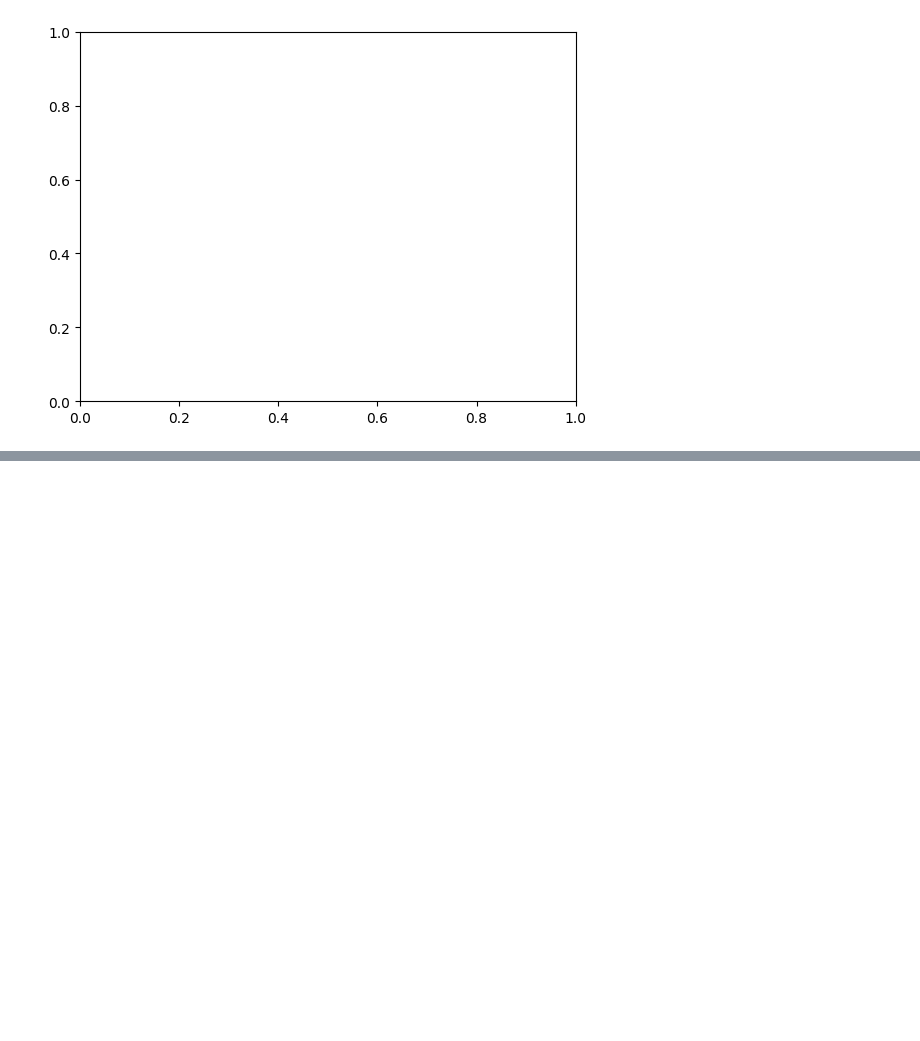
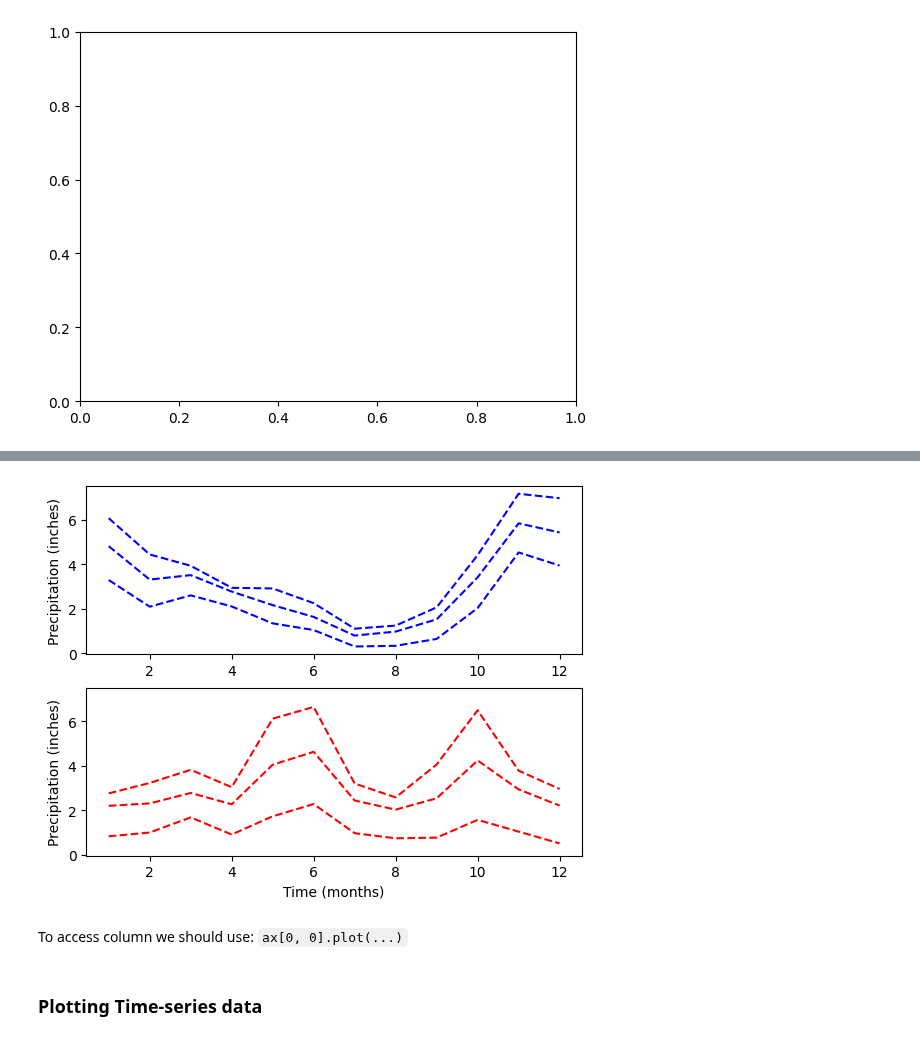
Before and after one commit to andrewch28/DataCamp, a Jupyter notebook: Matplotlib.ipynb, the cells around one changed output, grey strips where cells are left out. Drawn from its saved outputs; the diff is of its cells as text; code cells hidden in the pictures; blank space fills up the shorter version.

````diff
--- a/Matplotlib.ipynb
+++ b/Matplotlib.ipynb
@@ -19,0 +57,28 @@ seattle_weather
+# %%
+fig, ax = plt.subplots(2, 1, sharey=True) #all subplots have the same range of y-axis
+
+ax[0].plot(seattle_weather["DATE"], seattle_weather["MLY-PRCP-NORMAL"],
+           color="b", linestyle="--")
+ax[0].plot(seattle_weather["DATE"], seattle_weather["MLY-PRCP-25PCTL"],
+           color="b", linestyle="--")
+ax[0].plot(seattle_weather["DATE"], seattle_weather["MLY-PRCP-75PCTL"],
+           color="b", linestyle="--")
+
+ax[1].plot(austin_weather["DATE"], austin_weather["MLY-PRCP-NORMAL"],
+           color="r", linestyle="--")
+ax[1].plot(austin_weather["DATE"], austin_weather["MLY-PRCP-25PCTL"],
+           color="r", linestyle="--")
+ax[1].plot(austin_weather["DATE"], austin_weather["MLY-PRCP-75PCTL"],
+           color="r", linestyle="--")
+
+ax[0].set_ylabel("Precipitation (inches)")
+ax[1].set_ylabel("Precipitation (inches)")
+
+ax[1].set_xlabel("Time (months)")
+plt.show()
+# %% [output]
+[figure, added]
+# %% [markdown]
+To access column we should use: ```ax[0, 0].plot(...)```
+# %% [markdown]
+### Plotting Time-series data
````
Also changed, not shown: parts of 16 cells of this notebook, 3 other files.
